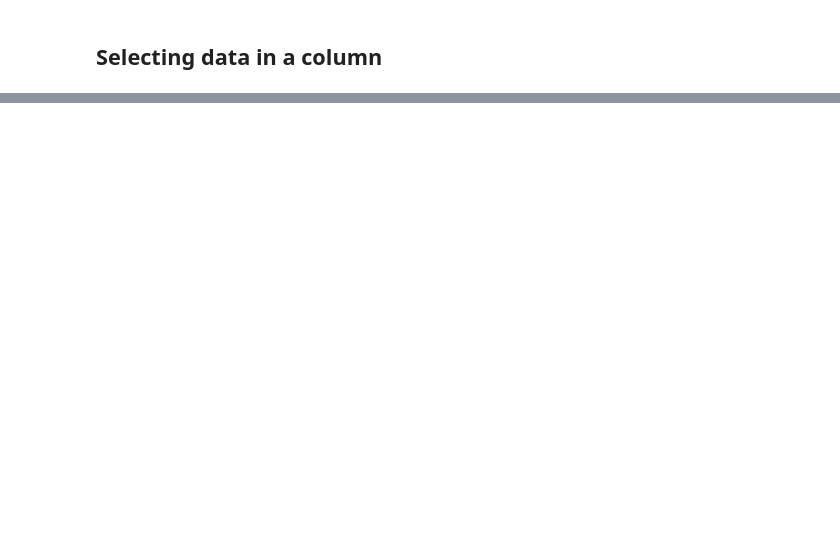
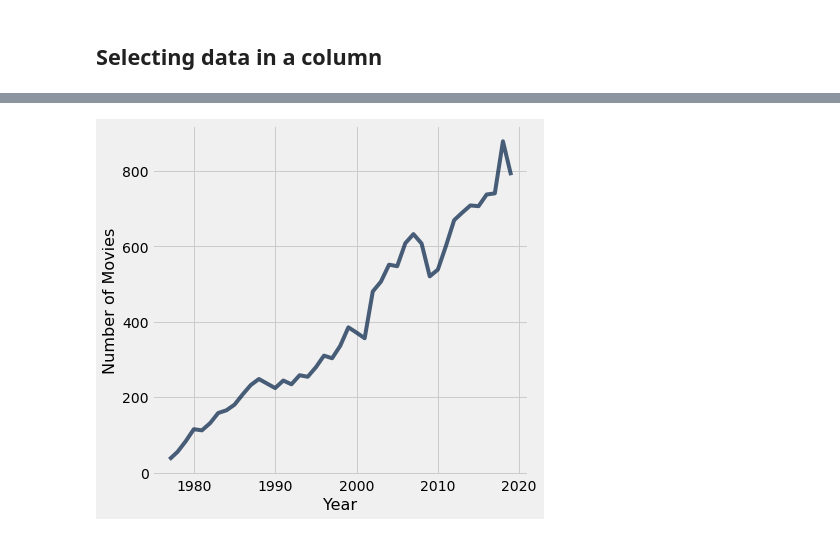
Before and after one commit to Mrsnellek/DS-400-22S8W1, a Jupyter notebook: Week_3/lec03/lecture_03_chapters_5_6.ipynb, the cells around one changed output, grey strips where cells are left out. Cells and saved outputs as stored; diff of their text form; code cells hidden in the pictures; blank space fills up the shorter version.

```diff
--- a/Week_3/lec03/lecture_03_chapters_5_6.ipynb
+++ b/Week_3/lec03/lecture_03_chapters_5_6.ipynb
@@ -193,0 +410,2 @@ movies.show(4)
+# %%
+movies.sort('Tickets sold', descending = True)
@@ -196,4 +440,6 @@ movies.set_format('Tickets sold', NumberFormatter)
 # %%
-movies.plot('Year', 'Tickets sold')
+movies.plot('Year', 'Number of Movies')
+# %% [output]
+[figure, added]
 # %%
 movies.where('Year', are.between(2000, 2005))
```
Also changed, not shown: parts of 62 cells of this notebook, 3 other files.
